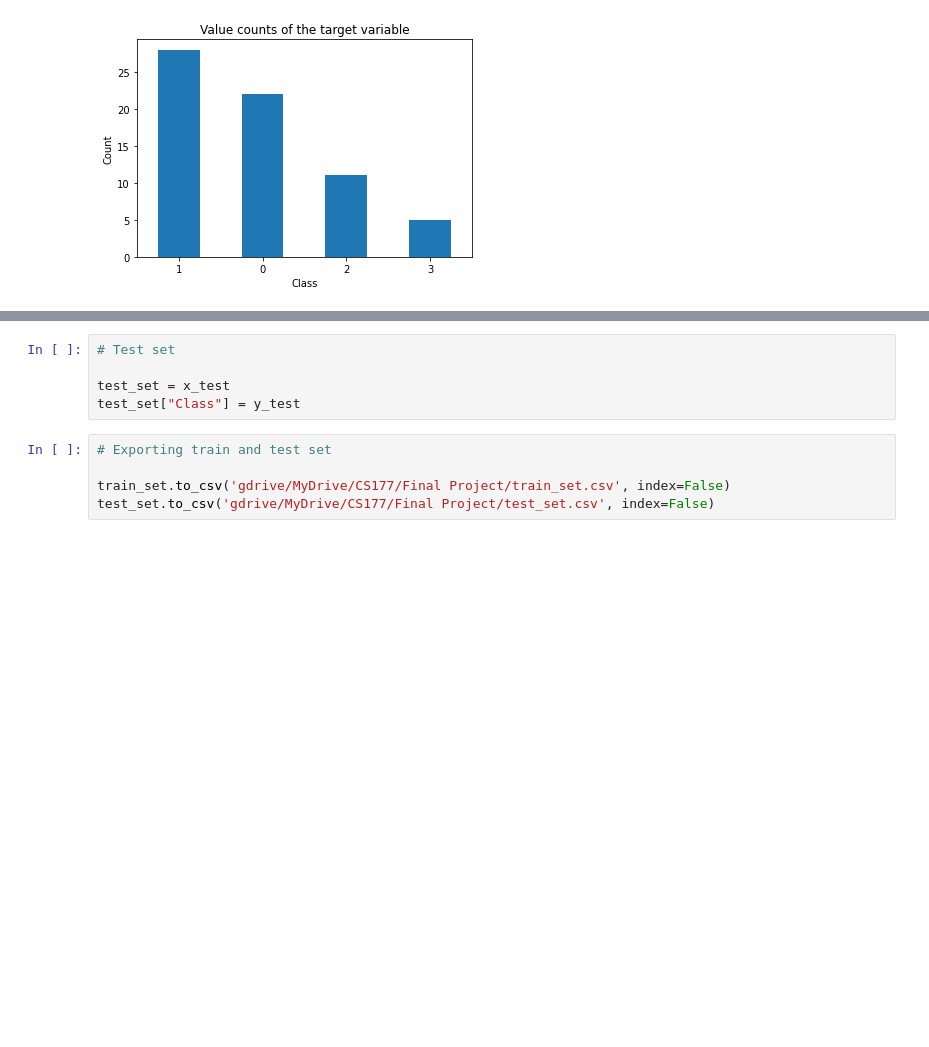
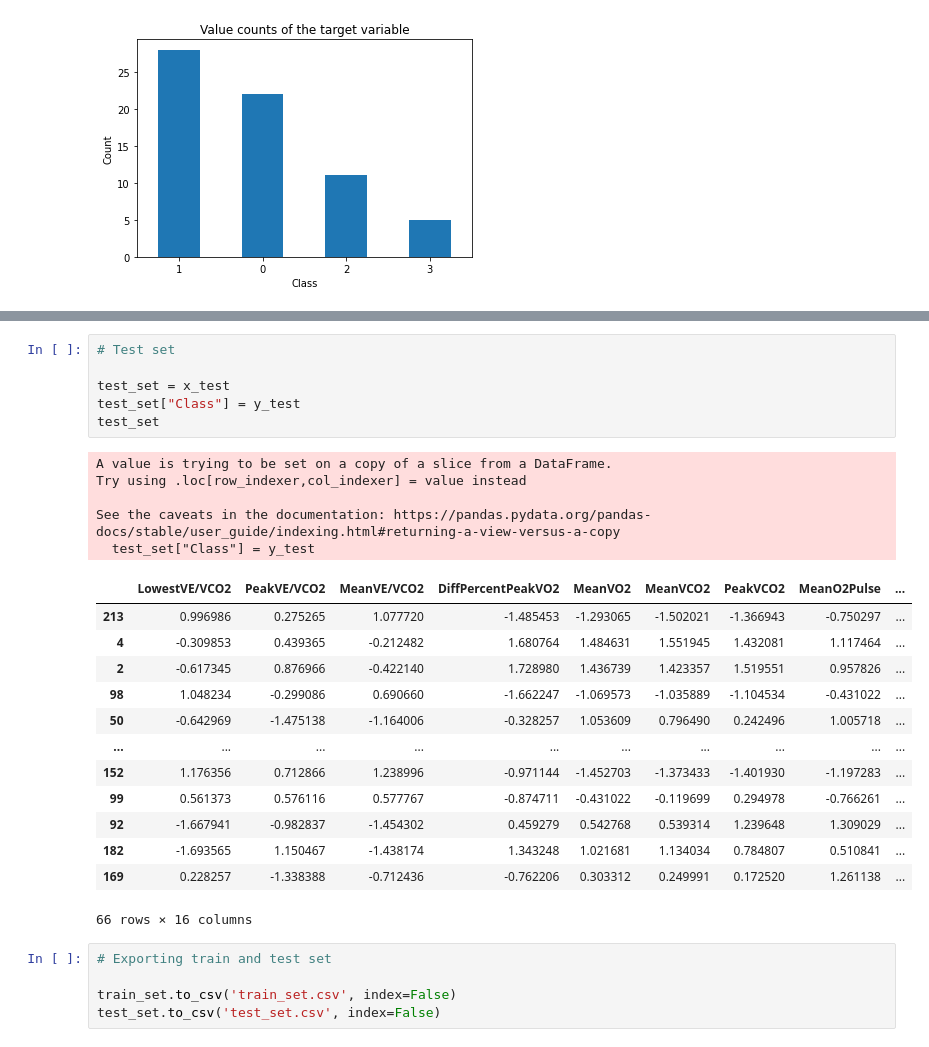
Before and after one commit to joackinsantos/CS-177-Project, a Jupyter notebook: 3_data_sampling.ipynb, the cells around one changed output, grey strips where cells are left out. Drawn from its saved outputs; the diff is of its cells as text; blank space fills up the shorter version.

```diff
--- a/3_data_sampling.ipynb
+++ b/3_data_sampling.ipynb
@@ -135,10 +124,30 @@ train_set
 # %%
 # Test set
 
 test_set = x_test
 test_set["Class"] = y_test
+test_set
+# %% [output]
+A value is trying to be set on a copy of a slice from a DataFrame.
+Try using .loc[row_indexer,col_indexer] = value instead
+
+See the caveats in the documentation: https://pandas.pydata.org/pandas-docs/stable/user_guide/indexing.html#returning-a-view-versus-a-copy
+  test_set["Class"] = y_test
+|  | LowestVE/VCO2 | PeakVE/VCO2 | MeanVE/VCO2 | DiffPercentPeakVO2 | MeanVO2 | MeanVCO2 | PeakVCO2 | MeanO2Pulse | ... |
+| 213 | 0.996986 | 0.275265 | 1.077720 | -1.485453 | -1.293065 | -1.502021 | -1.366943 | -0.750297 | ... |
+| 4 | -0.309853 | 0.439365 | -0.212482 | 1.680764 | 1.484631 | 1.551945 | 1.432081 | 1.117464 | ... |
+| 2 | -0.617345 | 0.876966 | -0.422140 | 1.728980 | 1.436739 | 1.423357 | 1.519551 | 0.957826 | ... |
+| 98 | 1.048234 | -0.299086 | 0.690660 | -1.662247 | -1.069573 | -1.035889 | -1.104534 | -0.431022 | ... |
+| 50 | -0.642969 | -1.475138 | -1.164006 | -0.328257 | 1.053609 | 0.796490 | 0.242496 | 1.005718 | ... |
+| ... | ... | ... | ... | ... | ... | ... | ... | ... | ... |
+| 152 | 1.176356 | 0.712866 | 1.238996 | -0.971144 | -1.452703 | -1.373433 | -1.401930 | -1.197283 | ... |
+| 99 | 0.561373 | 0.576116 | 0.577767 | -0.874711 | -0.431022 | -0.119699 | 0.294978 | -0.766261 | ... |
+| 92 | -1.667941 | -0.982837 | -1.454302 | 0.459279 | 0.542768 | 0.539314 | 1.239648 | 1.309029 | ... |
+| 182 | -1.693565 | 1.150467 | -1.438174 | 1.343248 | 1.021681 | 1.134034 | 0.784807 | 0.510841 | ... |
+| 169 | 0.228257 | -1.338388 | -0.712436 | -0.762206 | 0.303312 | 0.249991 | 0.172520 | 1.261138 | ... |
+66 rows × 16 columns
 # %%
 # Exporting train and test set
 
-train_set.to_csv('gdrive/MyDrive/CS177/Final Project/train_set.csv', index=False)
-test_set.to_csv('gdrive/MyDrive/CS177/Final Project/test_set.csv', index=False)
+train_set.to_csv('train_set.csv', index=False)
+test_set.to_csv('test_set.csv', index=False)
```
Also changed, not shown: parts of 3 cells of this notebook, 3 other files.
